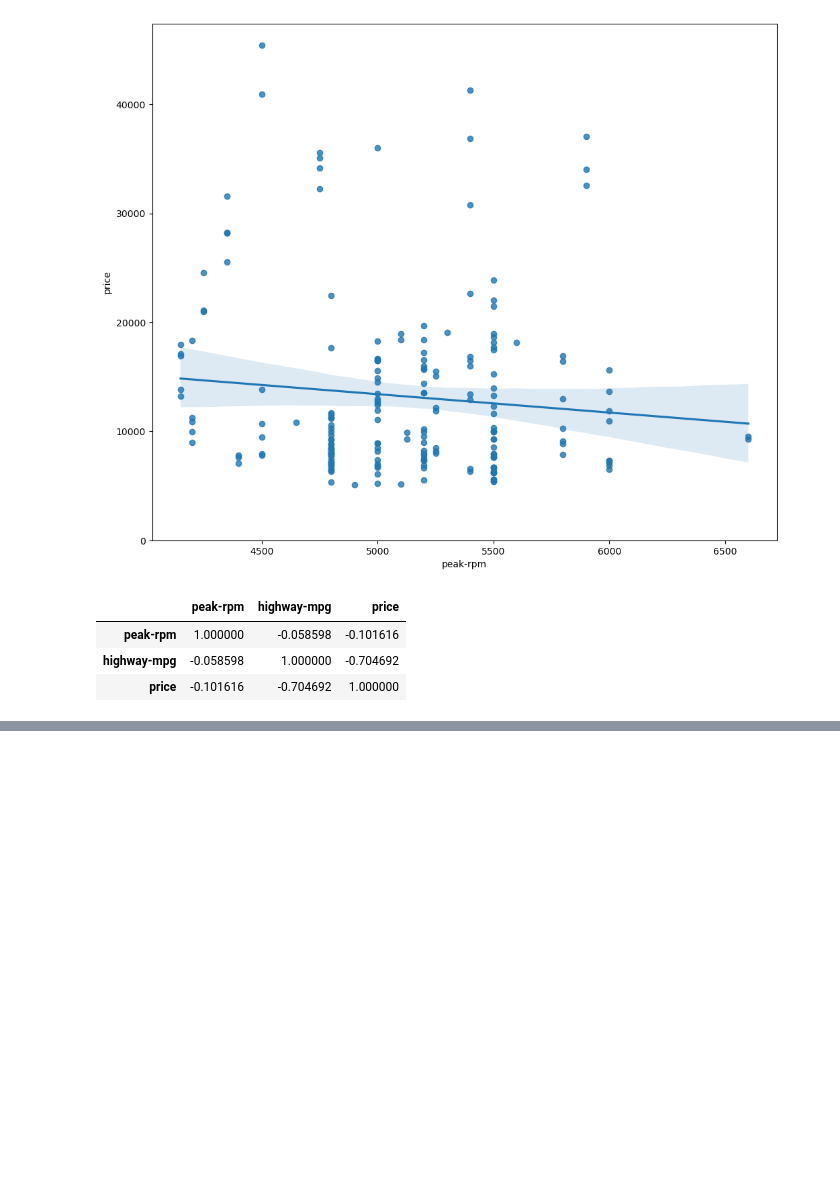
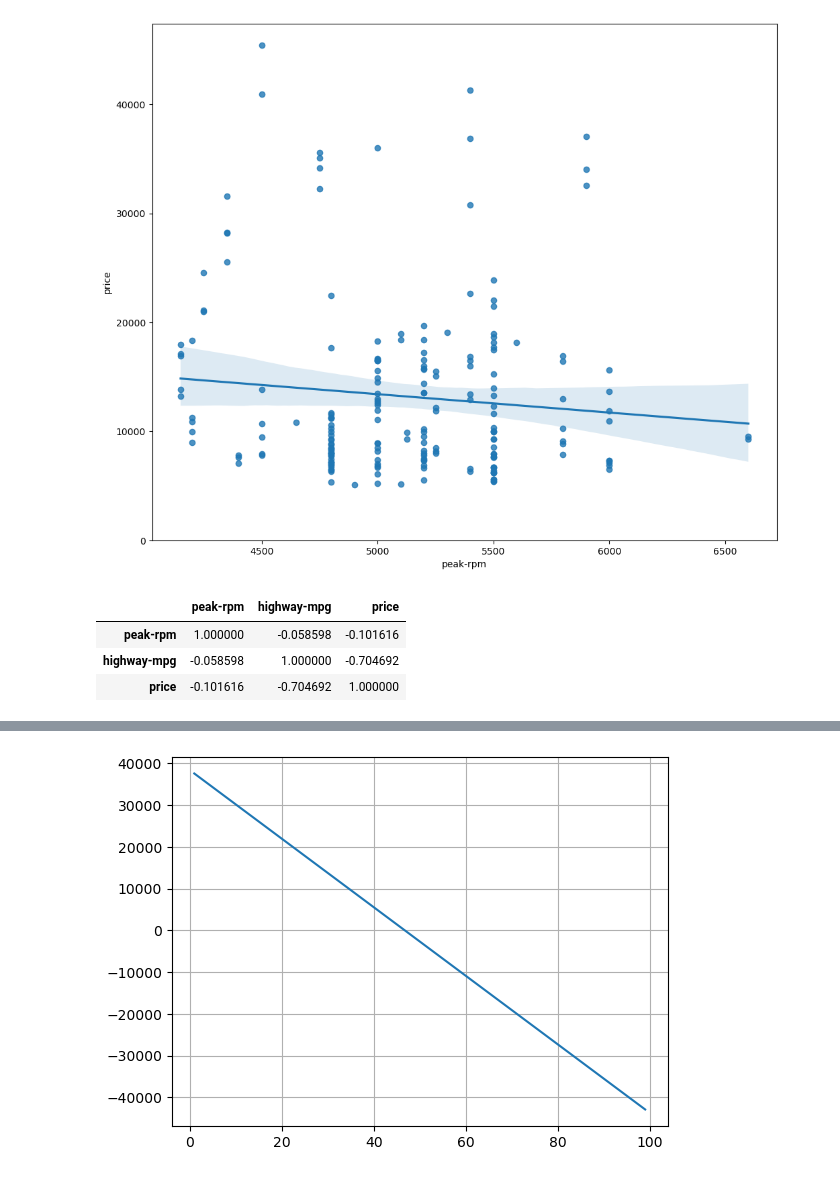
Before and after one commit to karamalhanatleh/IBM-Data-Science, a Jupyter notebook: Data Analysis with Python/Train Model-Development.ipynb, the cells around one changed output, grey strips where cells are left out. Saved outputs shown, nothing was run; the diff lists cells and outputs as text; code cells hidden in the pictures; blank space fills up the shorter version.

```diff
--- a/Data Analysis with Python/Train Model-Development.ipynb
+++ b/Data Analysis with Python/Train Model-Development.ipynb
@@ -171,0 +325,3 @@ columns_name
+# %%
+model.fit(Z,df['price'])
+print(model.score(Z,df['price']))
@@ -171,0 +359,4 @@ columns_name
+# %%
+#Create a new input:
+new_input=np.arange(1, 100, 1).reshape(-1, 1)
+new_input
@@ -171,0 +381,4 @@ columns_name
+# %%
+#Fit the model:
+model.fit(X,y)
+model
@@ -171,0 +387,4 @@ columns_name
+# %%
+#Produce a prediction:
+yhat=model.predict(new_input)
+yhat
@@ -171,0 +409,6 @@ columns_name
+# %%
+plt.plot(new_input,yhat)
+plt.grid()
+plt.show()
+# %% [output]
+[figure, added]
```
Also changed, not shown: parts of 42 cells of this notebook, 2 other files.
